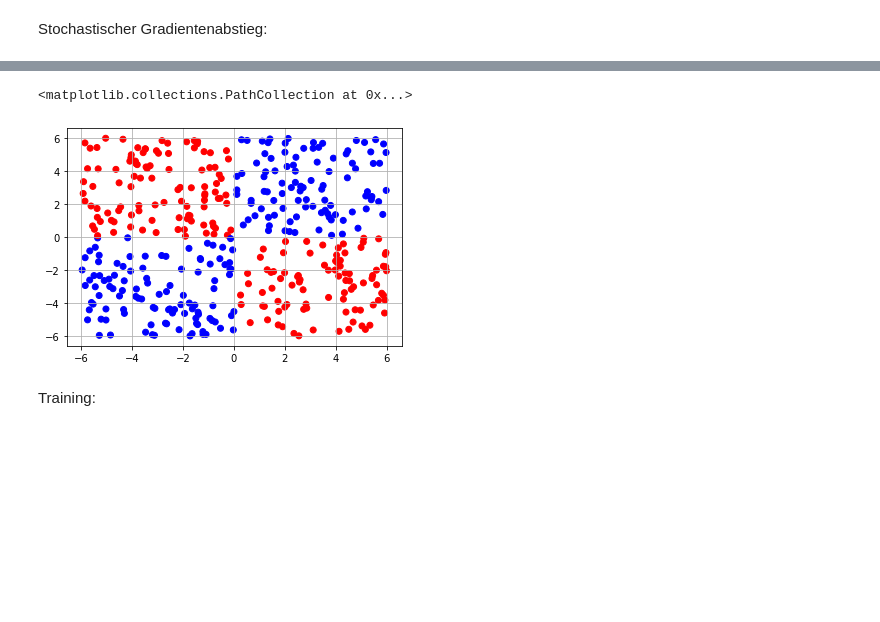
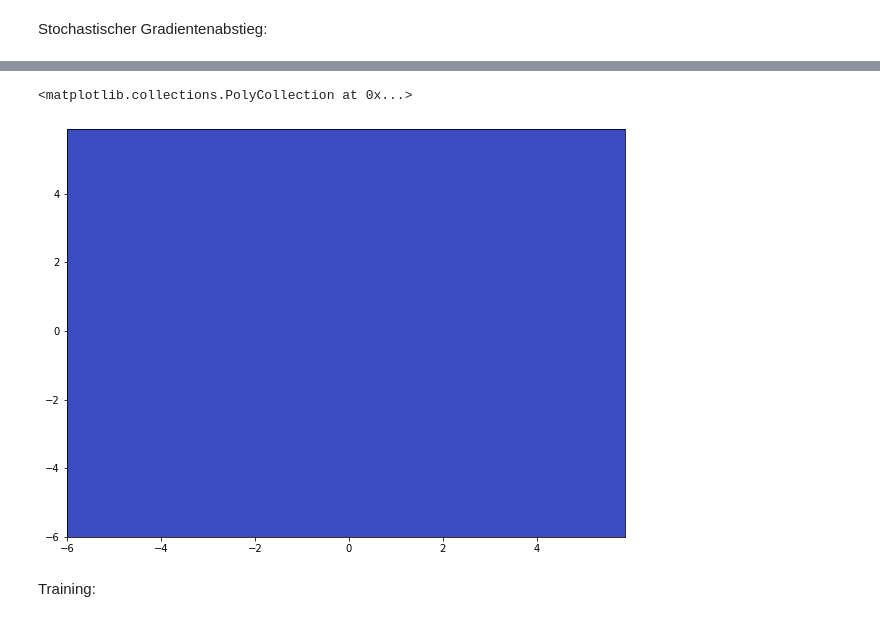
Before and after one commit to schmuecker/machine-learning-course, a Jupyter notebook: Deep Learning/01 backpropagation/01 MLP.ipynb, the cells around one changed output, grey strips where cells are left out. Drawn from its saved outputs; the diff is of its cells as text; code cells hidden in the pictures; blank space fills up the shorter version.

```diff
--- a/Deep Learning/01 backpropagation/01 MLP.ipynb
+++ b/Deep Learning/01 backpropagation/01 MLP.ipynb
@@ -133,11 +133,11 @@ y_train = np.reshape(y_train,(200,1))
 y_test = np.reshape(y_test,(200,1))
 # %%
 len(outputs_gitter[0])
-array = []
+gitter_flat = []
 for x in range(len(outputs_gitter)):
   for y in range(len(outputs_gitter[x])):
-      array.append(outputs_gitter[x][y])
-df_gitter = pd.DataFrame(array)
+      gitter_flat.append(outputs_gitter[x][y])
+df_gitter = pd.DataFrame(gitter_flat)
 df_gitter
 # %% [output]
 |  | 0 | 1 |
@@ -457,3 +462,18 @@ plt.plot(mse_xy, color = "red")
+# %%
+# 2.4
+
+classes = np.zeros((100,100))
+
+for ridx, row in enumerate(outputs_gitter):
+  for cidx, xy in enumerate(row):
+    x = np.reshape(xy,(xy.shape[0])).copy()
+    output = feedforward(x)
+    classes[ridx][cidx] = np.argmax(output)
+
+plt.pcolor(xx, yy, classes, alpha=1.0, cmap='coolwarm')
+# %% [output]
+<matplotlib.collections.PolyCollection at 0x...>
+[figure, added]
 # %%
 # 2.4 Scatter plot
 
@@ -468,9 +488,6 @@ def get_colors(data):
 
 plt.scatter(X_train[:,0], X_train[:,1], c=get_colors(y_train))
 plt.scatter(X_test[:,0], X_test[:,1], c=get_colors(y_test))
-# %% [output]
-<matplotlib.collections.PathCollection at 0x...>
-[figure, removed]
 # %% [markdown]
 Training:
 # %%
```
Also changed, not shown: parts of 7 cells of this notebook.
